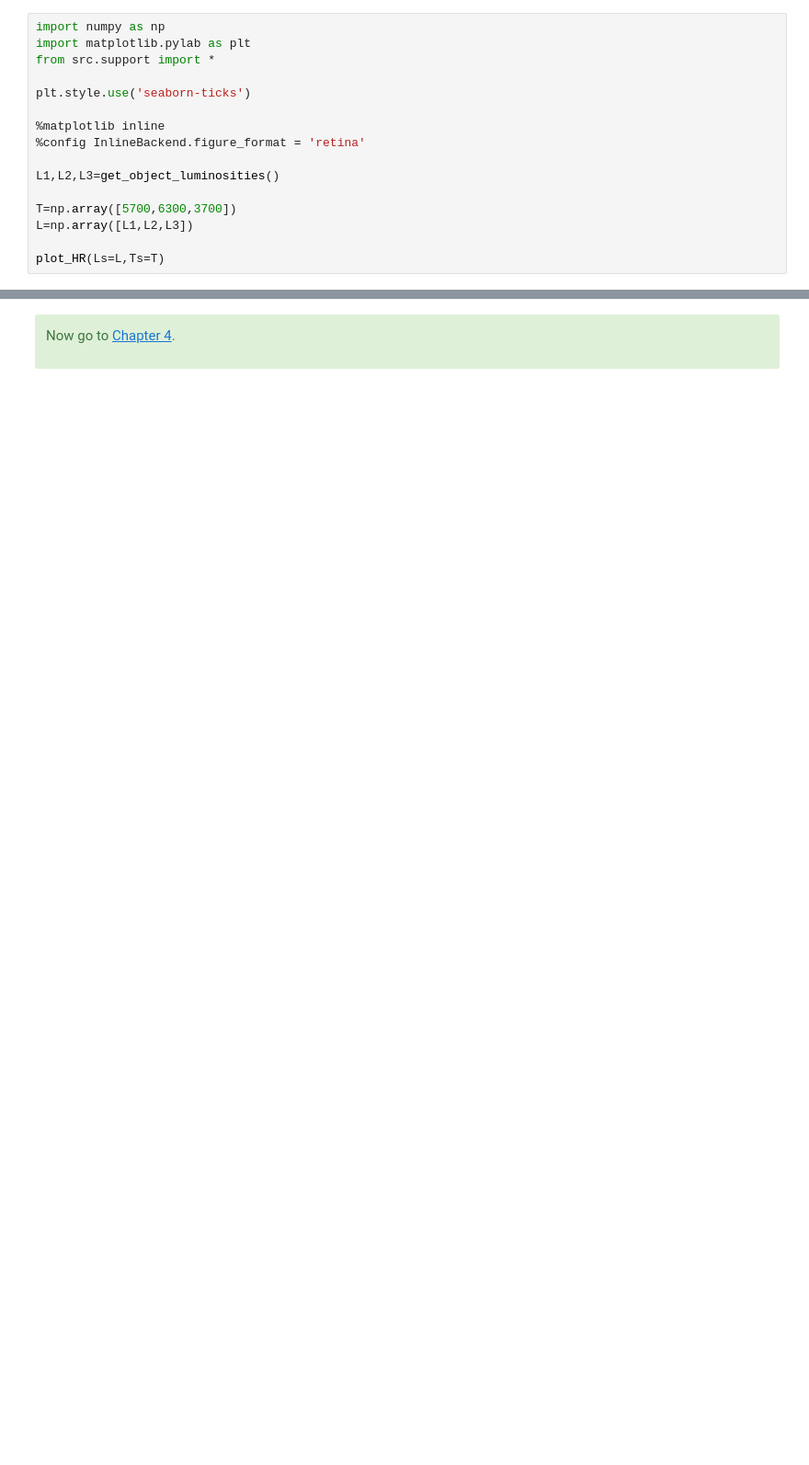
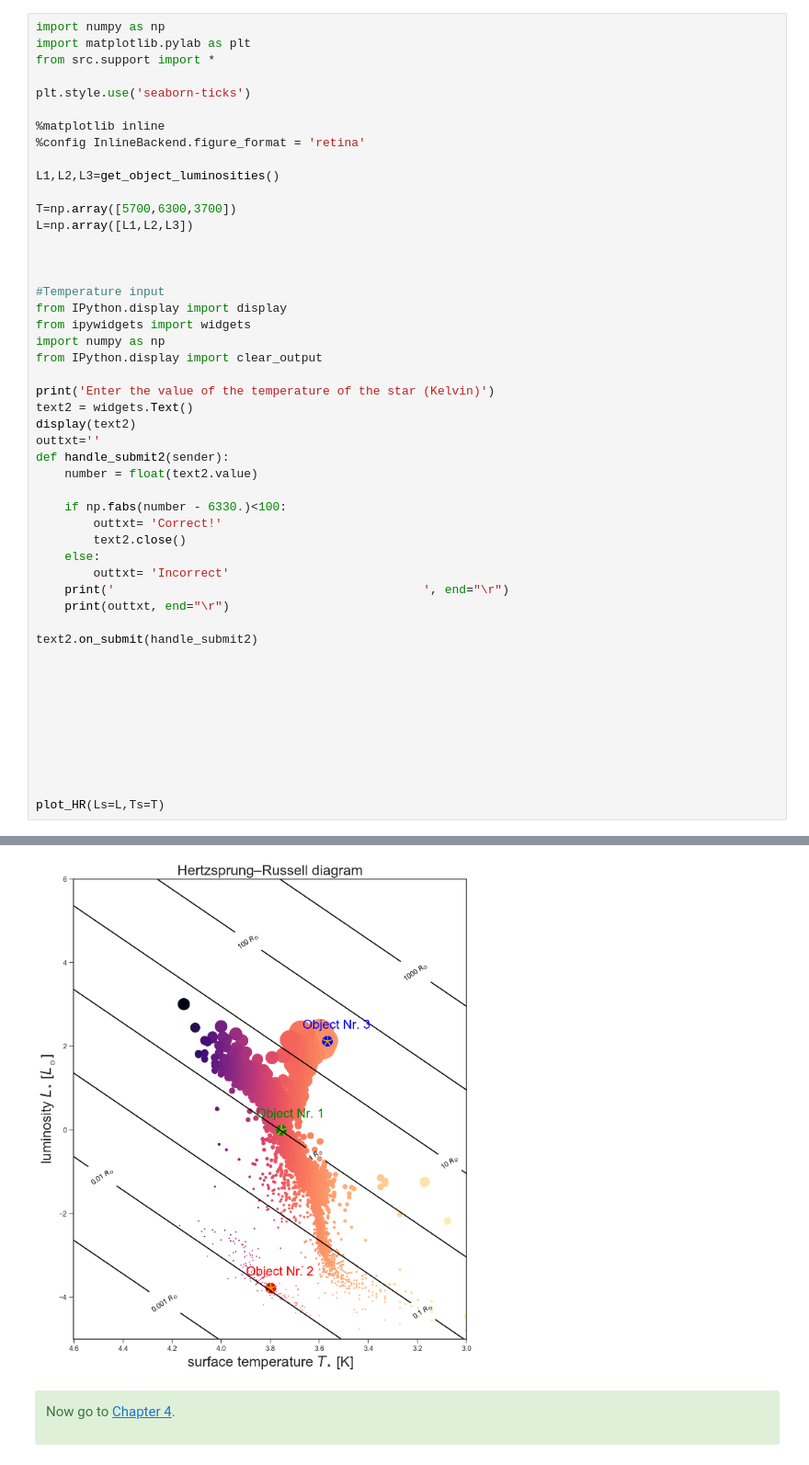
Before and after one commit to jjasche/blackbody, a Jupyter notebook: hr.ipynb, the cells around one changed output, grey strips where cells are left out. Shown: that part at 92% size. Saved outputs shown, nothing was run; the diff lists cells and outputs as text; blank space fills up the shorter version.

```diff
--- a/hr.ipynb
+++ b/hr.ipynb
@@ -63,4 +63,38 @@ L1,L2,L3=get_object_luminosities()
 T=np.array([5700,6300,3700])
 L=np.array([L1,L2,L3])
 
+
+
+#Temperature input
+from IPython.display import display
+from ipywidgets import widgets
+import numpy as np
+from IPython.display import clear_output
+
+print('Enter the value of the temperature of the star (Kelvin)')
+text2 = widgets.Text()
+display(text2)
+outtxt=''
+def handle_submit2(sender):
+    number = float(text2.value)
+
+    if np.fabs(number - 6330.)<100:
+        outtxt= 'Correct!'
+        text2.close()
+    else:
+        outtxt= 'Incorrect'
+    print('                                           ', end="\r")
+    print(outtxt, end="\r")
+
+text2.on_submit(handle_submit2)
+
+
+
+
+
+
+
+
+
 plot_HR(Ls=L,Ts=T)
+# %% [output]
@@ -67,3 +103,4 @@ plot_HR(Ls=L,Ts=T)
+[figure, added]
 # %% [markdown]
 <div class="alert alert-block alert-success">
 
```
Also changed, not shown: parts of 2 cells of this notebook, 1 other file.
